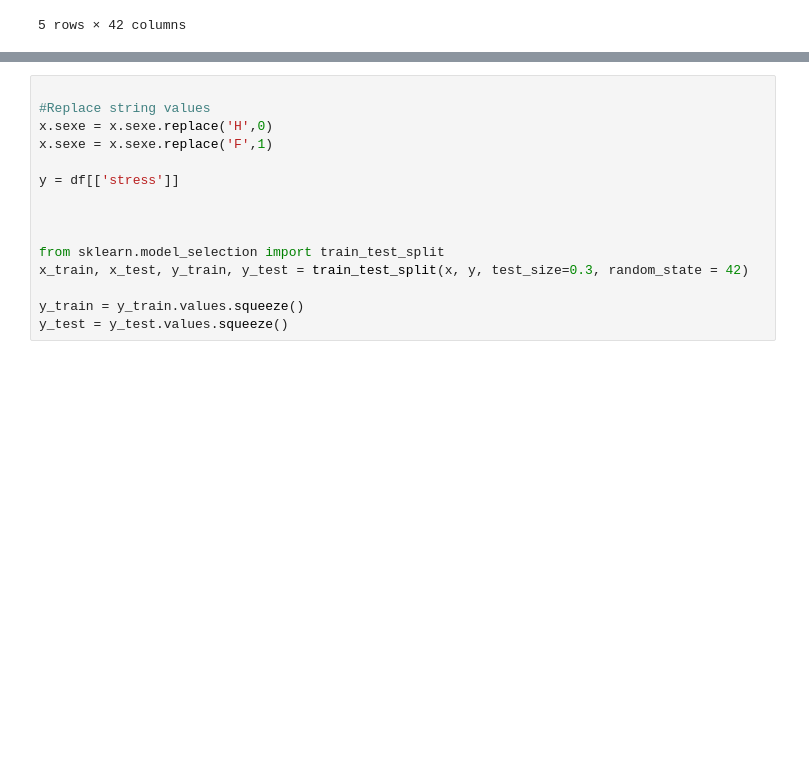
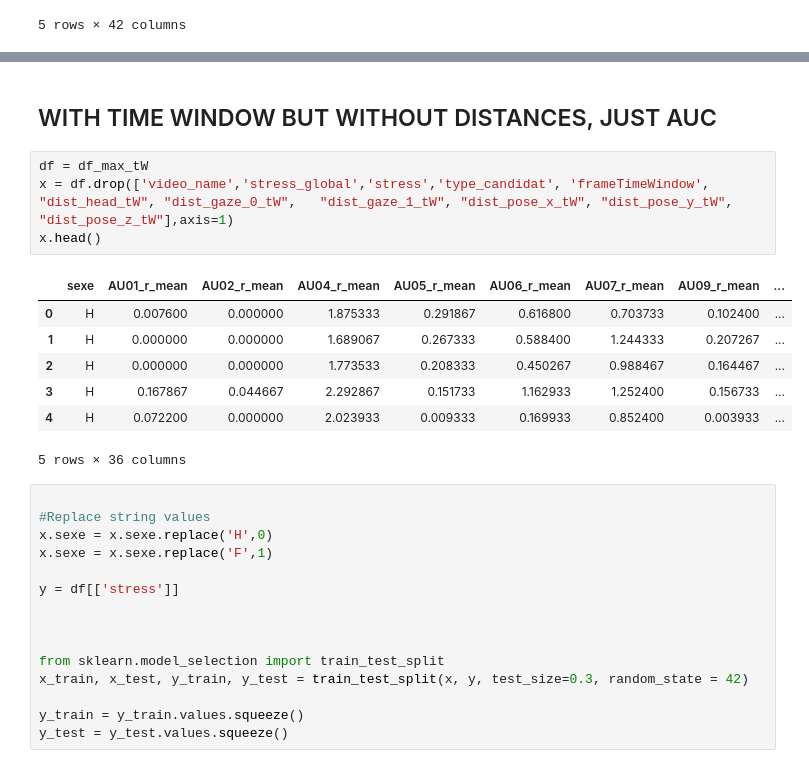
Before and after one commit to Projet-Fil-Rouge-AFPA/filrouge, a Jupyter notebook: Notebook_Valentina.ipynb, the cells around one changed output, grey strips where cells are left out. Saved outputs shown, nothing was run; the diff lists cells and outputs as text; blank space fills up the shorter version.

```diff
--- a/Notebook_Valentina.ipynb
+++ b/Notebook_Valentina.ipynb
@@ -479,3 +504,17 @@ x.head()
+# %% [markdown]
+## WITH TIME WINDOW BUT WITHOUT DISTANCES, JUST AUC
+# %%
+df = df_max_tW
+x = df.drop(['video_name','stress_global','stress','type_candidat', 'frameTimeWindow', "dist_head_tW", "dist_gaze_0_tW",	"dist_gaze_1_tW", "dist_pose_x_tW",	"dist_pose_y_tW", "dist_pose_z_tW"],axis=1)
+x.head()
+# %% [output]
+|  | sexe | AU01_r_mean | AU02_r_mean | AU04_r_mean | AU05_r_mean | AU06_r_mean | AU07_r_mean | AU09_r_mean | ... |
+| 0 | H | 0.007600 | 0.000000 | 1.875333 | 0.291867 | 0.616800 | 0.703733 | 0.102400 | ... |
+| 1 | H | 0.000000 | 0.000000 | 1.689067 | 0.267333 | 0.588400 | 1.244333 | 0.207267 | ... |
+| 2 | H | 0.000000 | 0.000000 | 1.773533 | 0.208333 | 0.450267 | 0.988467 | 0.164467 | ... |
+| 3 | H | 0.167867 | 0.044667 | 2.292867 | 0.151733 | 1.162933 | 1.252400 | 0.156733 | ... |
+| 4 | H | 0.072200 | 0.000000 | 2.023933 | 0.009333 | 0.169933 | 0.852400 | 0.003933 | ... |
+5 rows × 36 columns
 # %%
 
 #Replace string values
```
Also changed, not shown: parts of 3 cells of this notebook.
